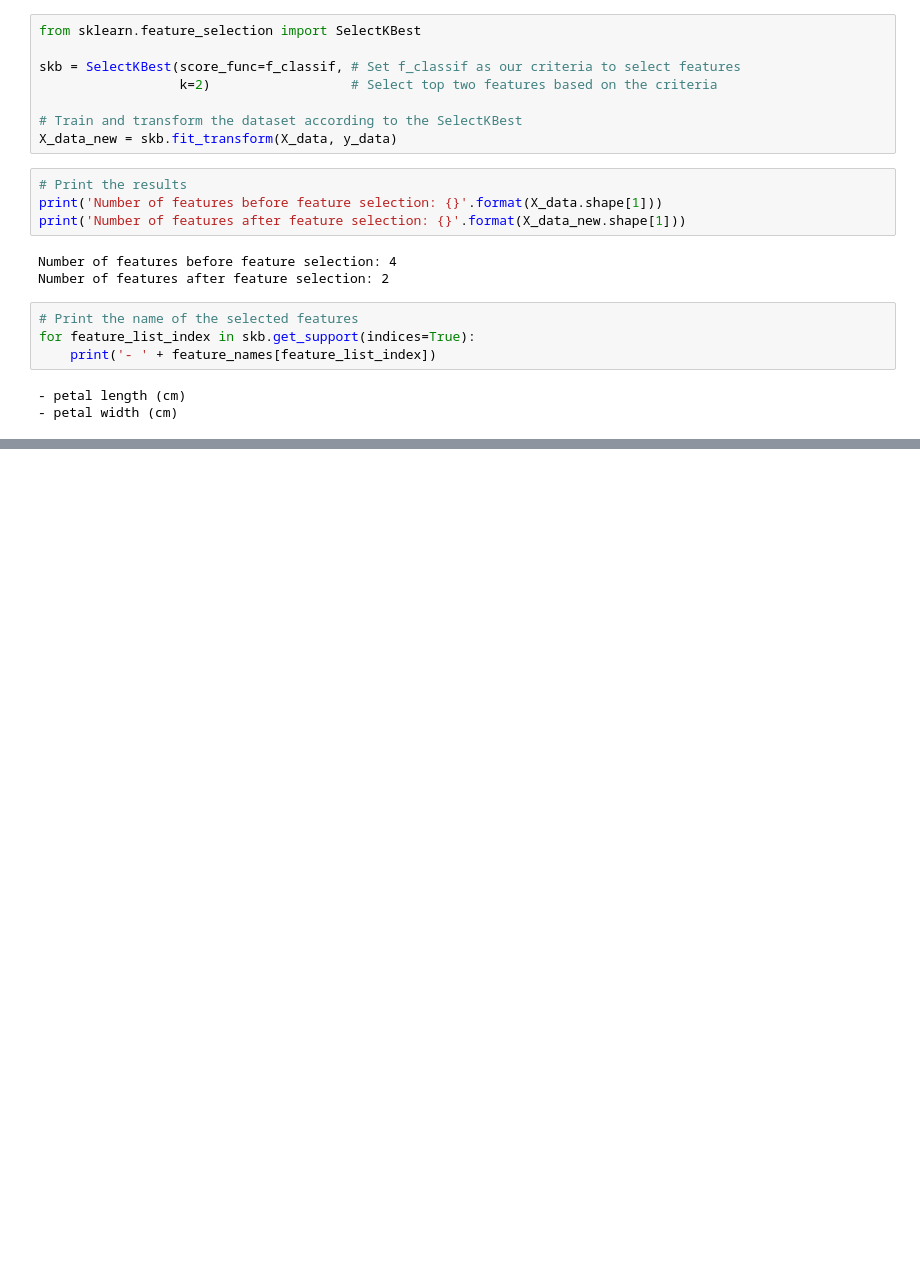
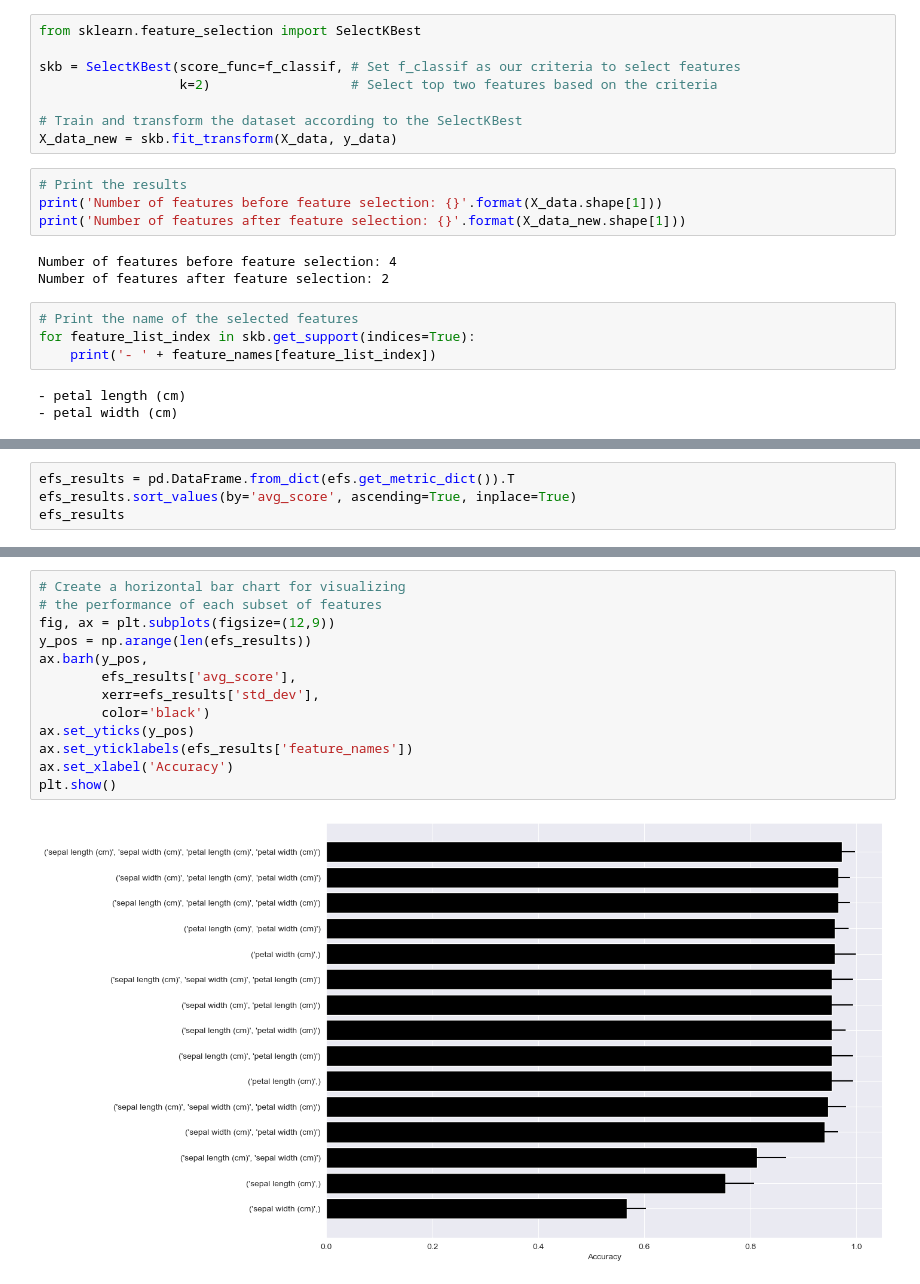
Before and after one commit to yashlad27/TY-Sem2, a Jupyter notebook: ML_Lab/ML_Lab01_Feature_Selection.ipynb, the cells around one changed output, grey strips where cells are left out. Drawn from its saved outputs; the diff is of its cells as text; blank space fills up the shorter version.

```diff
--- a/ML_Lab/ML_Lab01_Feature_Selection.ipynb
+++ b/ML_Lab/ML_Lab01_Feature_Selection.ipynb
@@ -181,0 +209,4 @@ ModuleNotFoundError: No module named 'mlxtend'
+# %%
+efs_results = pd.DataFrame.from_dict(efs.get_metric_dict()).T
+efs_results.sort_values(by='avg_score', ascending=True, inplace=True)
+efs_results
@@ -181,0 +230,15 @@ ModuleNotFoundError: No module named 'mlxtend'
+# %%
+# Create a horizontal bar chart for visualizing
+# the performance of each subset of features
+fig, ax = plt.subplots(figsize=(12,9))
+y_pos = np.arange(len(efs_results))
+ax.barh(y_pos,
+        efs_results['avg_score'],
+        xerr=efs_results['std_dev'],
+        color='black')
+ax.set_yticks(y_pos)
+ax.set_yticklabels(efs_results['feature_names'])
+ax.set_xlabel('Accuracy')
+plt.show()
+# %% [output]
+[figure, added]
```
Also changed, not shown: parts of 15 cells of this notebook.
